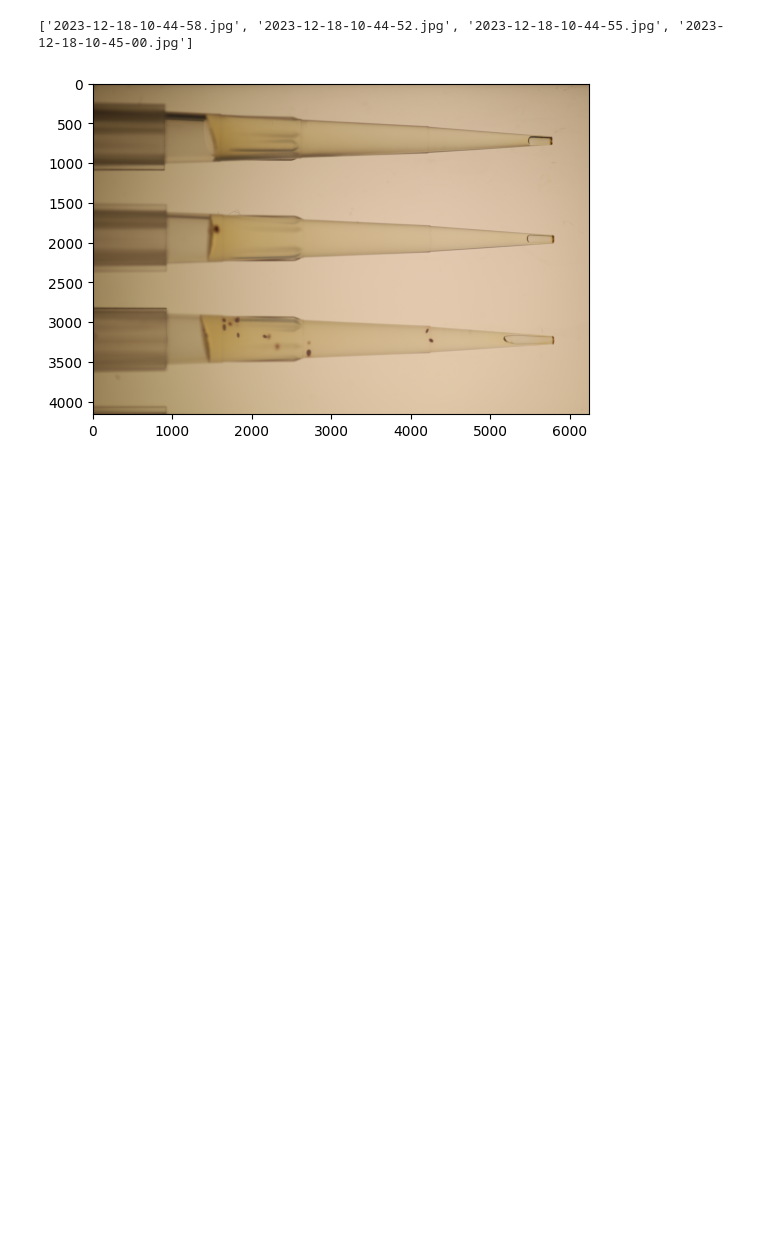
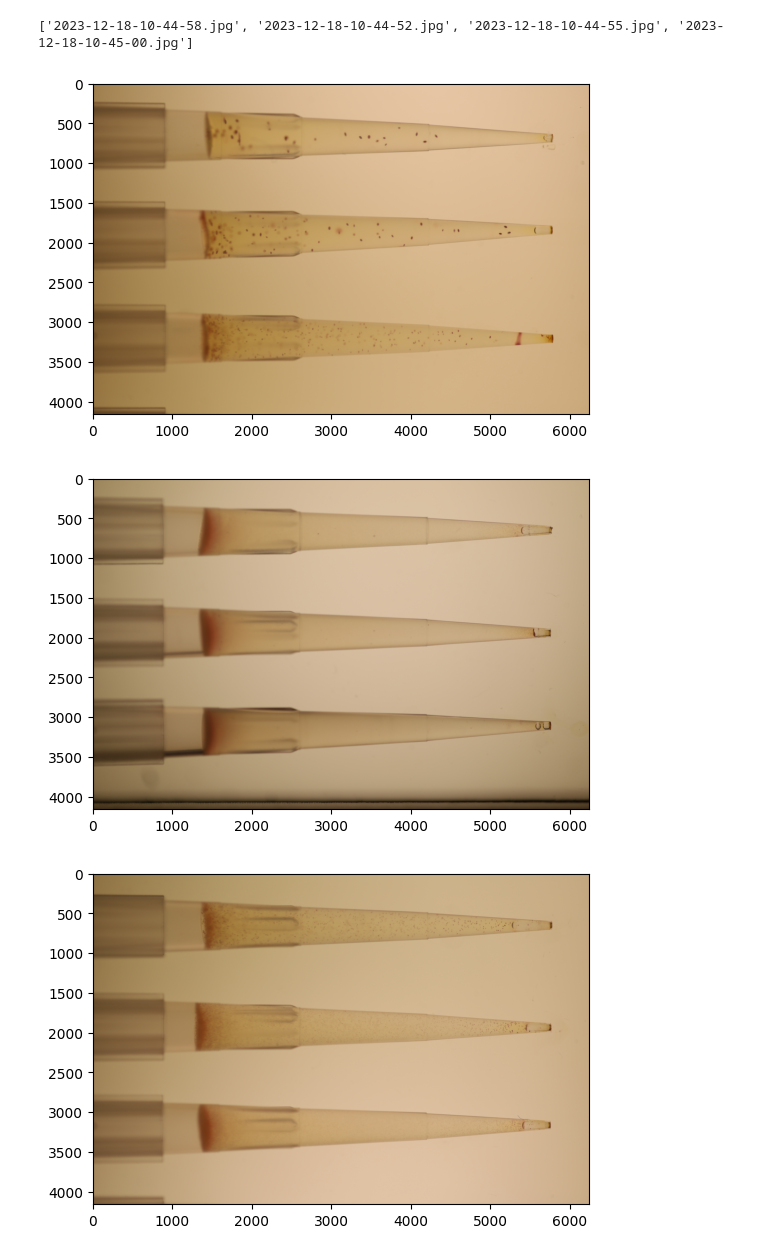
Before and after one commit to chrisorear/GVA_project, a Jupyter notebook: imageimporter.ipynb, the cells around one changed output. Cells and saved outputs as stored; diff of their text form; code cells hidden in the pictures; blank space fills up the shorter version.

```diff
--- a/imageimporter.ipynb
+++ b/imageimporter.ipynb
@@ -17,14 +17,18 @@ print(img_list)
 # %%
 #import and show images
 import matplotlib.pyplot as plt
 from PIL import Image
 import numpy as np
+import pandas as pd
 
 img_array = []
 imgplot = []
-for i in range(len(img_list)): #currently can't get this to output all four images as it should be, it only outputs one
-    img_array.append(np.asarray(Image.open(path+'/'+img_list[i])))
+for img in img_list: #currently can't get this to output all four images as it should be, it only outputs one
+    img_array.append(np.asarray(Image.open(path+'/'+img)))
 for array in img_array:
     plt.imshow(array)
+    plt.figure()
 # %% [output]
-[figure, old version]
+[figure, new version]
+[figure, added]
+[figure, added]
```
Also changed, not shown: parts of 2 cells of this notebook.
